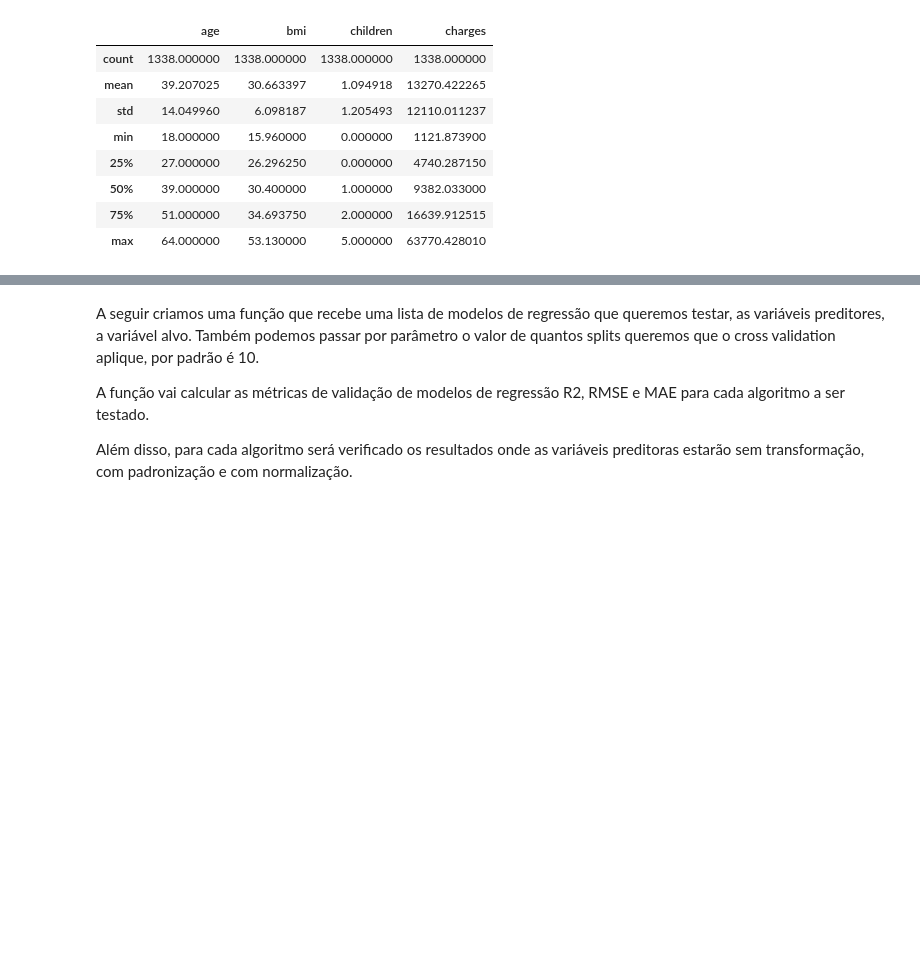
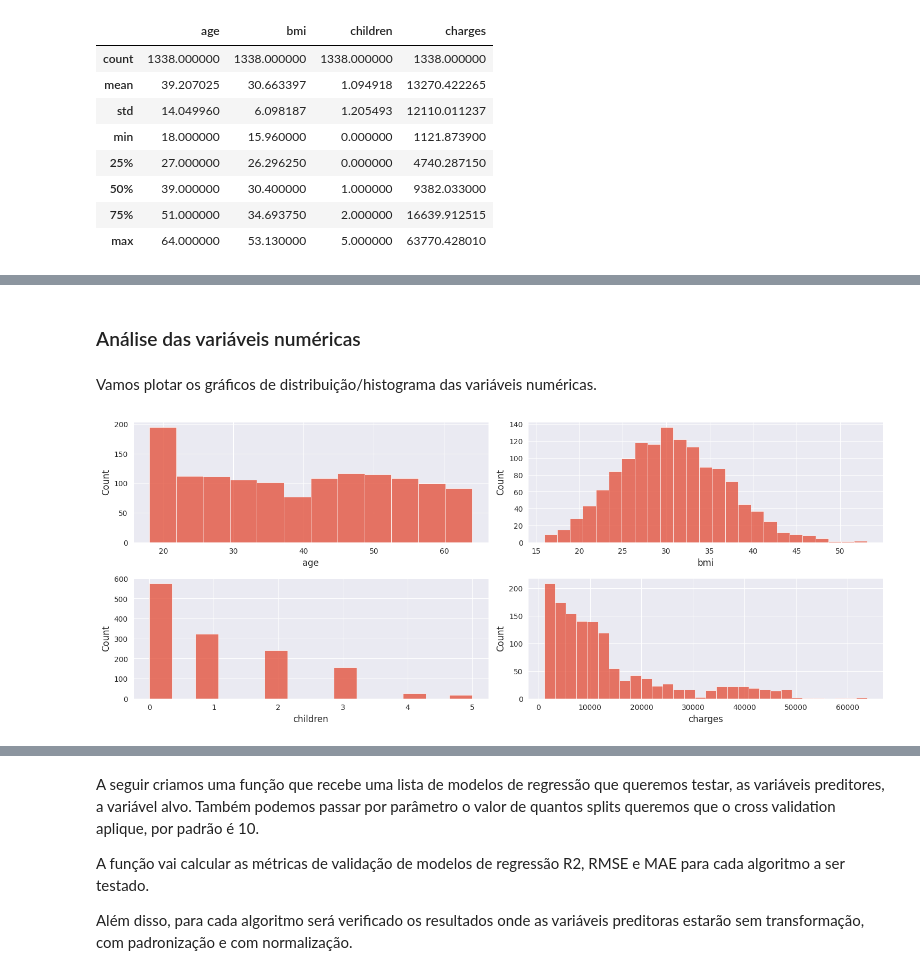
Before and after one commit to willsilvano/tech-challenges-post-tech-fiap, a Jupyter notebook: fase-01/tech-challenge-01.ipynb, the cells around one changed output, grey strips where cells are left out. Saved outputs shown, nothing was run; the diff lists cells and outputs as text; code cells hidden in the pictures; blank space fills up the shorter version.

```diff
--- a/fase-01/tech-challenge-01.ipynb
+++ b/fase-01/tech-challenge-01.ipynb
@@ -374,0 +230,16 @@ y = df['charges']
+# %% [markdown]
+### Análise das variáveis numéricas
+# %% [markdown]
+Vamos plotar os gráficos de distribuição/histograma das variáveis numéricas.
+# %%
+fig, axes = plt.subplots(2, 2, figsize=(15, 6))
+
+sns.histplot(df['age'], ax=axes[0, 0])
+sns.histplot(df['bmi'], ax=axes[0, 1])
+sns.histplot(df['children'], ax=axes[1, 0])
+sns.histplot(df['charges'], ax=axes[1, 1])
+
+plt.tight_layout()
+plt.show()
+# %% [output]
+[figure, added]
```
Also changed, not shown: parts of 150 cells of this notebook, 1 other file.
